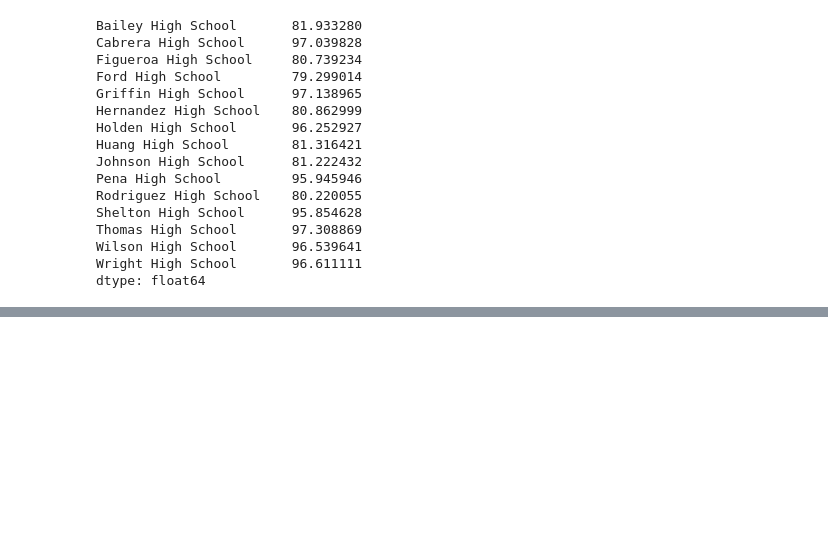
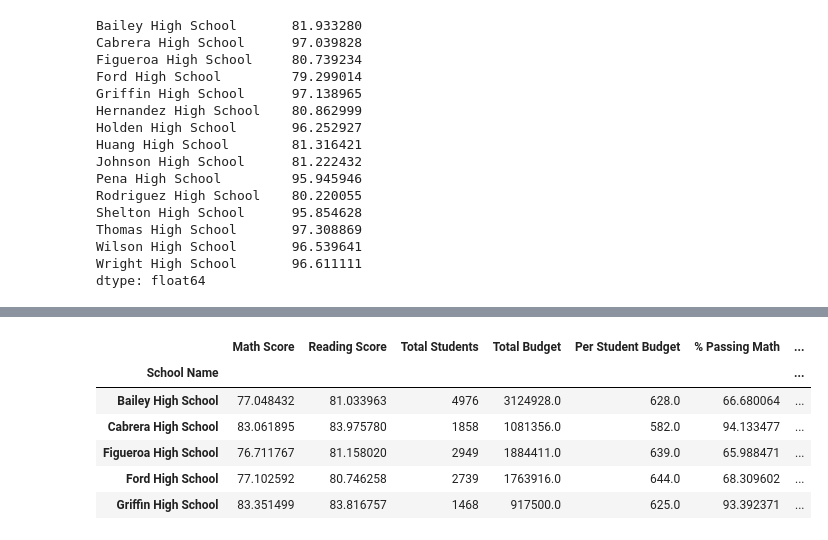
Before and after one commit to tc-sabr/school_testing_analysis, a Jupyter notebook: School_District_Analysis.ipynb, the cells around one changed output, grey strips where cells are left out. Drawn from its saved outputs; the diff is of its cells as text; code cells hidden in the pictures; blank space fills up the shorter version.

Commit message:
raw school summary minus type

```diff
--- a/School_District_Analysis.ipynb
+++ b/School_District_Analysis.ipynb
@@ -265,0 +264,4 @@ dtype: float64
+# %%
+#calculate school % overall passing
+sch_pass_overall = (sch_pass_math + sch_pass_reading) / 2
+sch_pass_overall
@@ -265,0 +285,4 @@ dtype: float64
+# %%
+#capture school avg math & reading scores
+raw_school_summary = avg_scores.loc[:,['Math Score', 'Reading Score']]
+raw_school_summary
@@ -265,0 +309,18 @@ dtype: float64
+# %%
+#create school summary dataframe
+raw_school_summary['Total Students'] = sch_students
+raw_school_summary['Total Budget'] = sch_budget
+raw_school_summary['Per Student Budget'] = sch_student_budget
+raw_school_summary['% Passing Math'] = sch_pass_math
+raw_school_summary['% Passing Reading'] = sch_pass_reading
+raw_school_summary['% Overall Passing'] = sch_pass_overall
+
+raw_school_summary.head()
+# %% [output]
+|  | Math Score | Reading Score | Total Students | Total Budget | Per Student Budget | % Passing Math | ... |
+| School Name |  |  |  |  |  |  | ... |
+| Bailey High School | 77.048432 | 81.033963 | 4976 | 3124928.0 | 628.0 | 66.680064 | ... |
+| Cabrera High School | 83.061895 | 83.975780 | 1858 | 1081356.0 | 582.0 | 94.133477 | ... |
+| Figueroa High School | 76.711767 | 81.158020 | 2949 | 1884411.0 | 639.0 | 65.988471 | ... |
+| Ford High School | 77.102592 | 80.746258 | 2739 | 1763916.0 | 644.0 | 68.309602 | ... |
+| Griffin High School | 83.351499 | 83.816757 | 1468 | 917500.0 | 625.0 | 93.392371 | ... |
```
Also changed, not shown: parts of 4 cells of this notebook.
